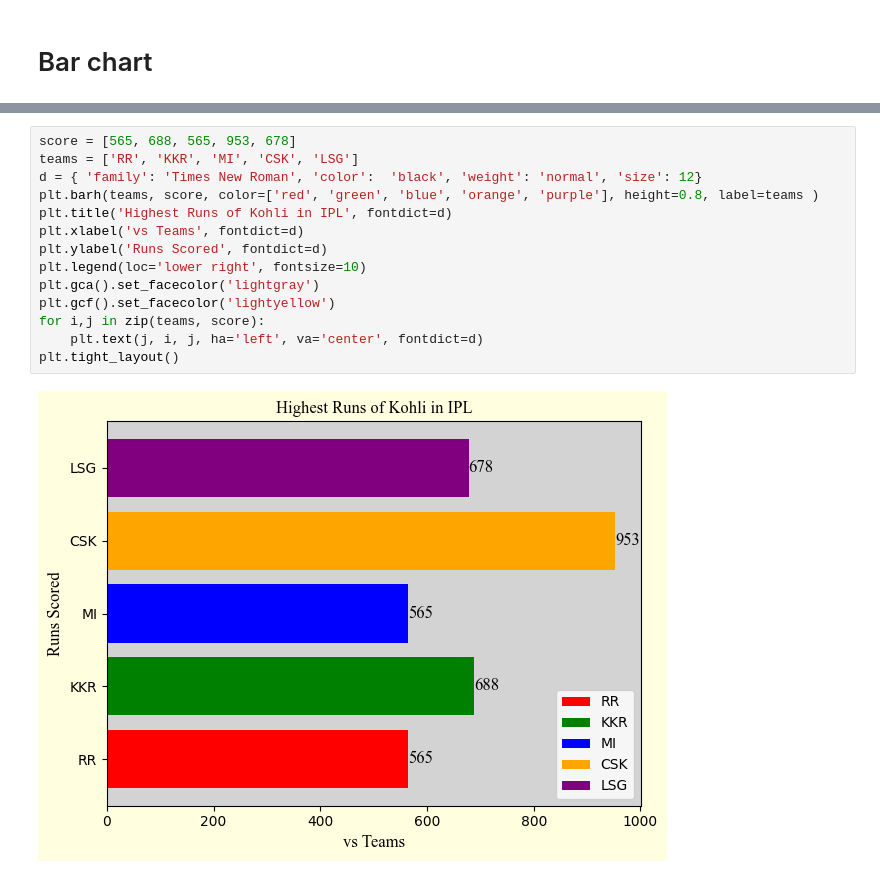
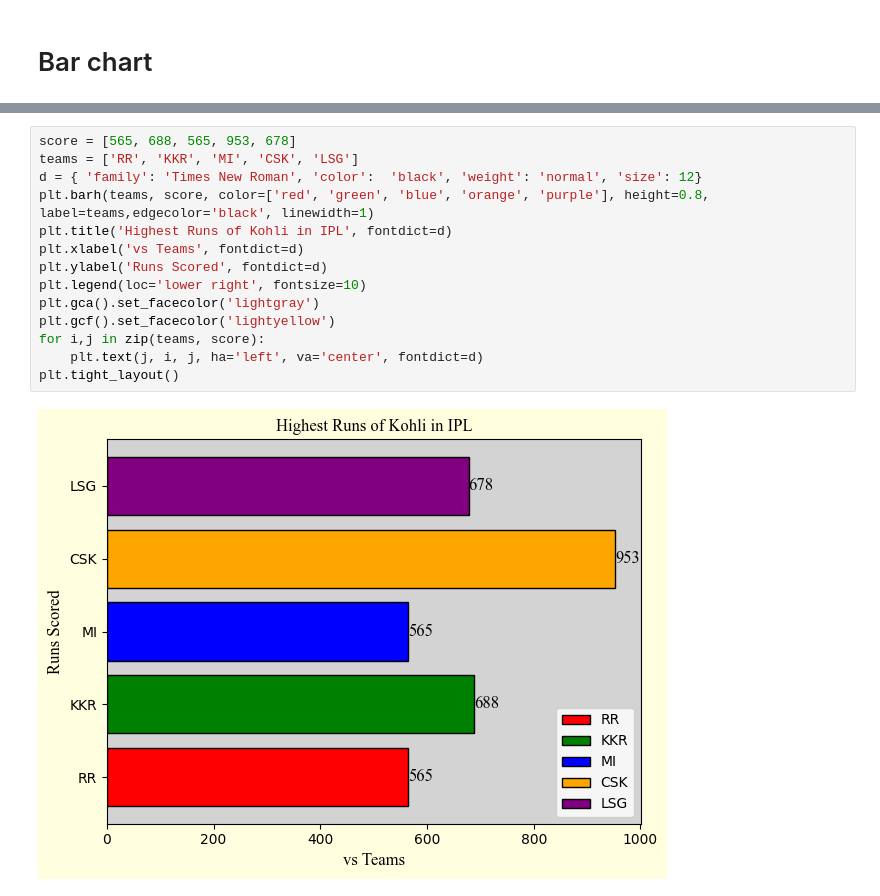
Before and after one commit to sangu0005/data_analysis_workspace, a Jupyter notebook: Maplotlib.ipynb, the cells around one changed output, grey strips where cells are left out. Drawn from its saved outputs; the diff is of its cells as text.

```diff
--- a/Maplotlib.ipynb
+++ b/Maplotlib.ipynb
@@ -157,16 +157,16 @@ plt.tight_layout()
 # %%
 score = [565, 688, 565, 953, 678]
 teams = ['RR', 'KKR', 'MI', 'CSK', 'LSG']
 d = { 'family': 'Times New Roman', 'color':  'black', 'weight': 'normal', 'size': 12}
-plt.barh(teams, score, color=['red', 'green', 'blue', 'orange', 'purple'], height=0.8, label=teams )
+plt.barh(teams, score, color=['red', 'green', 'blue', 'orange', 'purple'], height=0.8, label=teams,edgecolor='black', linewidth=1)
 plt.title('Highest Runs of Kohli in IPL', fontdict=d)
 plt.xlabel('vs Teams', fontdict=d)
 plt.ylabel('Runs Scored', fontdict=d)
 plt.legend(loc='lower right', fontsize=10)
 plt.gca().set_facecolor('lightgray')
 plt.gcf().set_facecolor('lightyellow')
 for i,j in zip(teams, score):
     plt.text(j, i, j, ha='left', va='center', fontdict=d)
 plt.tight_layout()
 # %% [output]
-[figure, old version]
+[figure, new version]
```
Also changed, not shown: parts of 1 cell of this notebook.
